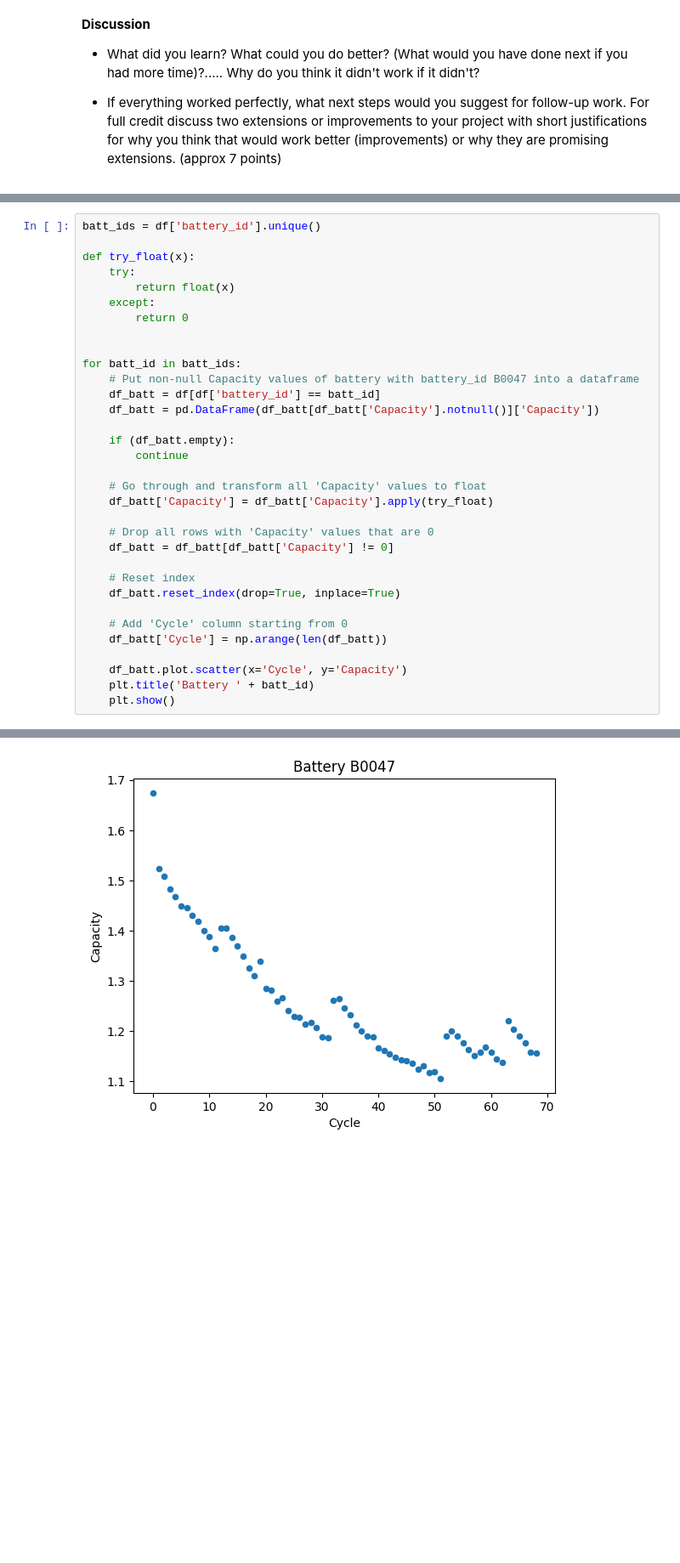
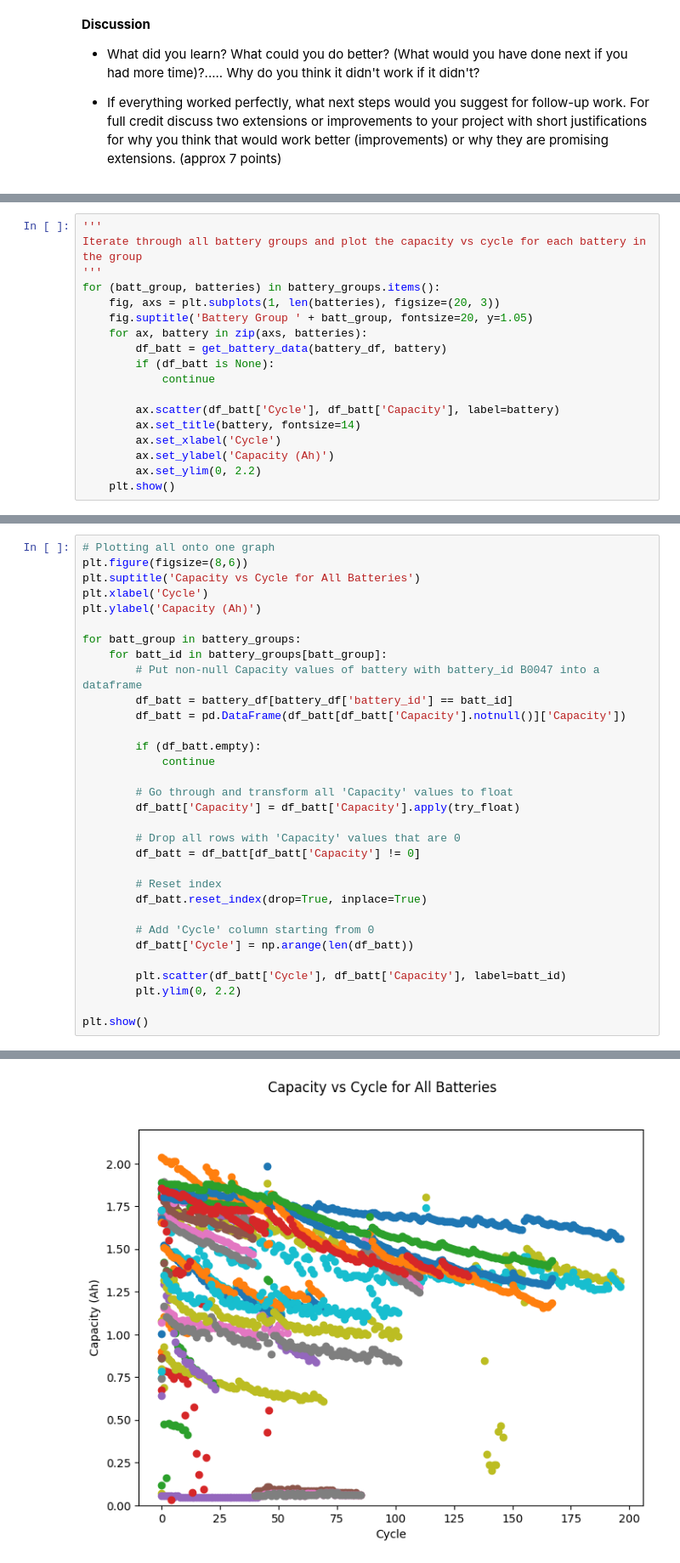
Before and after one commit to MKMiyagi/COGS_118B, a Jupyter notebook: Final_Project.ipynb, the cells around one changed output, grey strips where cells are left out. Shown: that part at 85% size. Saved outputs shown, nothing was run; the diff lists cells and outputs as text; blank space fills up the shorter version.

```diff
--- a/Final_Project.ipynb
+++ b/Final_Project.ipynb
@@ -39,0 +121,18 @@ df = pd.read_csv('./cleaned_dataset/metadata.csv')
+# %%
+'''
+Iterate through all battery groups and plot the capacity vs cycle for each battery in the group
+'''
+for (batt_group, batteries) in battery_groups.items():
+    fig, axs = plt.subplots(1, len(batteries), figsize=(20, 3))
+    fig.suptitle('Battery Group ' + batt_group, fontsize=20, y=1.05)
+    for ax, battery in zip(axs, batteries):
+        df_batt = get_battery_data(battery_df, battery)
+        if (df_batt is None):
+            continue
+
+        ax.scatter(df_batt['Cycle'], df_batt['Capacity'], label=battery)
+        ax.set_title(battery, fontsize=14)
+        ax.set_xlabel('Cycle')
+        ax.set_ylabel('Capacity (Ah)')
+        ax.set_ylim(0, 2.2)
+    plt.show()
@@ -40,34 +154,33 @@ df = pd.read_csv('./cleaned_dataset/metadata.csv')
 # %%
-batt_ids = df['battery_id'].unique()
+# Plotting all onto one graph
+plt.figure(figsize=(8,6))
+plt.suptitle('Capacity vs Cycle for All Batteries')
+plt.xlabel('Cycle')
+plt.ylabel('Capacity (Ah)')
 
-def try_float(x):
-    try:
-        return float(x)
-    except:
-        return 0
+for batt_group in battery_groups:
+    for batt_id in battery_groups[batt_group]:
+        # Put non-null Capacity values of battery with battery_id B0047 into a dataframe
+        df_batt = battery_df[battery_df['battery_id'] == batt_id]
+        df_batt = pd.DataFrame(df_batt[df_batt['Capacity'].notnull()]['Capacity'])
 
+        if (df_batt.empty):
+            continue
 
-for batt_id in batt_ids:
-    # Put non-null Capacity values of battery with battery_id B0047 into a dataframe
-    df_batt = df[df['battery_id'] == batt_id]
-    df_batt = pd.DataFrame(df_batt[df_batt['Capacity'].notnull()]['Capacity'])
+        # Go through and transform all 'Capacity' values to float
+        df_batt['Capacity'] = df_batt['Capacity'].apply(try_float)
 
-    if (df_batt.empty):
-        continue
+        # Drop all rows with 'Capacity' values that are 0
+        df_batt = df_batt[df_batt['Capacity'] != 0]
 
-    # Go through and transform all 'Capacity' values to float
-    df_batt['Capacity'] = df_batt['Capacity'].apply(try_float)
+        # Reset index
+        df_batt.reset_index(drop=True, inplace=True)
 
-    # Drop all rows with 'Capacity' values that are 0
-    df_batt = df_batt[df_batt['Capacity'] != 0]
+        # Add 'Cycle' column starting from 0
+        df_batt['Cycle'] = np.arange(len(df_batt))
 
-    # Reset index
-    df_batt.reset_index(drop=True, inplace=True)
+        plt.scatter(df_batt['Cycle'], df_batt['Capacity'], label=batt_id)
+        plt.ylim(0, 2.2)
 
-    # Add 'Cycle' column starting from 0
-    df_batt['Cycle'] = np.arange(len(df_batt))
-
-    df_batt.plot.scatter(x='Cycle', y='Capacity')
-    plt.title('Battery ' + batt_id)
-    plt.show()
+plt.show()
 # %% [output]
@@ -91 +187 @@ Name: Capacity, Length: 72, dtype: object
-[figure, old version]
+[figure, new version]
```
Also changed, not shown: parts of 19 cells of this notebook.
